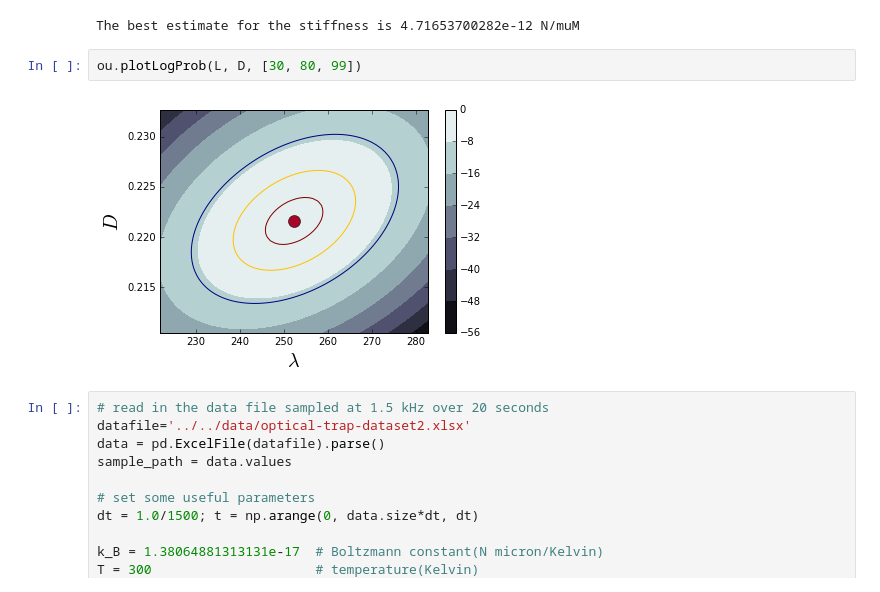
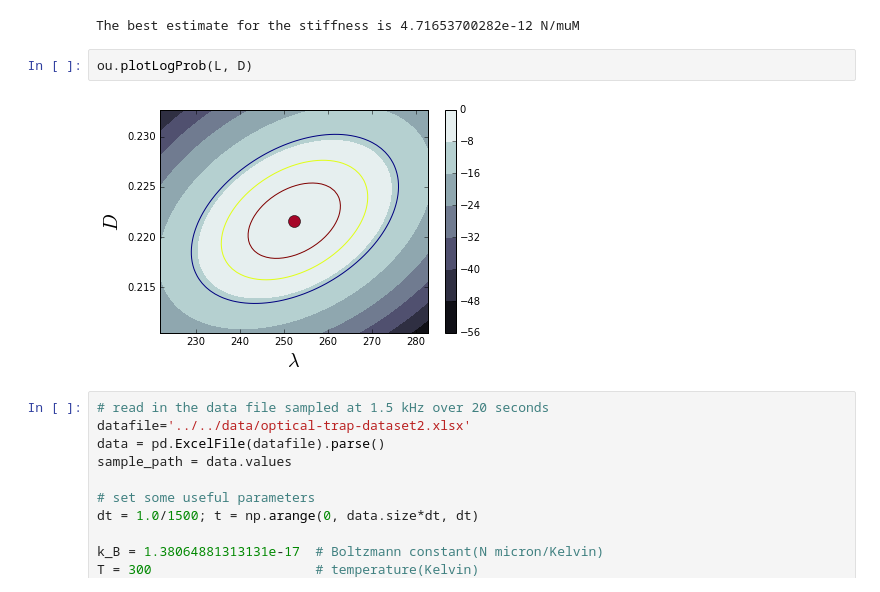
Before and after one commit to ronojoy/pybisp, a Jupyter notebook: notebooks/sandbox/plottLogProb.ipynb, the cells around one changed output. Saved outputs shown, nothing was run; the diff lists cells and outputs as text.

Commit message:
code to plot contours and logProb from data set 2

```diff
--- a/notebooks/sandbox/plottLogProb.ipynb
+++ b/notebooks/sandbox/plottLogProb.ipynb
@@ -24,9 +24,9 @@ print 'The best estimate for the stiffness is', k, 'N/muM '
 # %% [output]
 The best estimate for the stiffness is 4.71653700282e-12 N/muM
 # %%
-ou.plotLogProb(L, D, [30, 80, 99])
+ou.plotLogProb(L, D)
 # %% [output]
-[figure, old version]
+[figure, new version]
 # %%
 # read in the data file sampled at 1.5 kHz over 20 seconds
 datafile='../../data/optical-trap-dataset2.xlsx'
```
Also changed, not shown: parts of 7 cells of this notebook, 4 other files.
